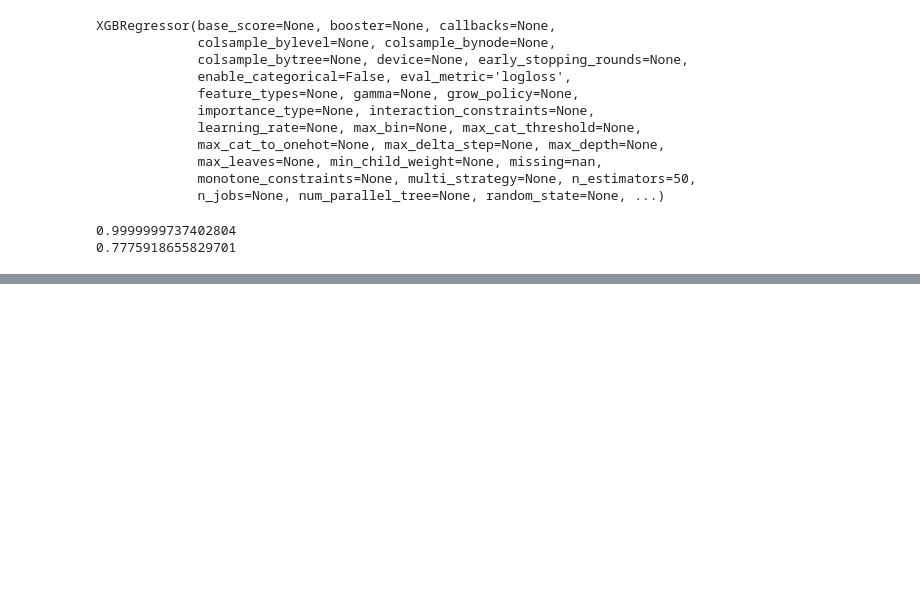
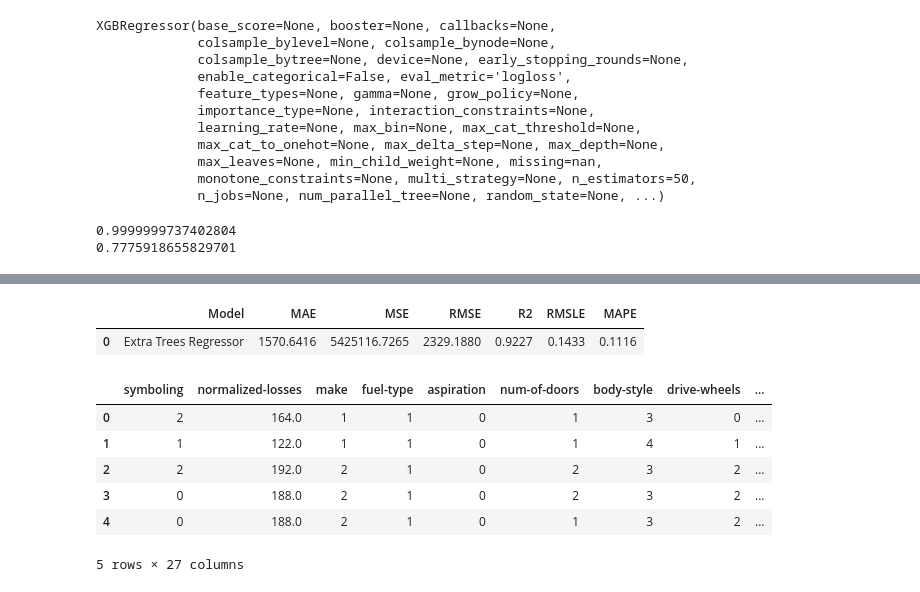
Before and after one commit to ueno-cmd/test_datascience, a Jupyter notebook: automobile_ml.ipynb, the cells around one changed output, grey strips where cells are left out. Drawn from its saved outputs; the diff is of its cells as text; code cells hidden in the pictures; blank space fills up the shorter version.

```diff
--- a/automobile_ml.ipynb
+++ b/automobile_ml.ipynb
@@ -142,0 +145,9 @@ print(xgb.score(X_test, y_test))
+# %%
+train = df.sample(frac=0.8, random_state=111)
+test = df.drop(train.index)
+
+train.reset_index(inplace=True, drop=True)
+test.reset_index(inplace=True, drop=True)
+
+print("train:" + str(train.shape))
+print("test:" + str(test.shape))
@@ -142,0 +256,3 @@ print(xgb.score(X_test, y_test))
+# %%
+final = finalize_model(tuned)
+print(final)
@@ -142,0 +277,13 @@ print(xgb.score(X_test, y_test))
+# %%
+test_predictions = predict_model(final, data=test)
+test_predictions.head()
+# %% [output]
+|  | Model | MAE | MSE | RMSE | R2 | RMSLE | MAPE |
+| 0 | Extra Trees Regressor | 1570.6416 | 5425116.7265 | 2329.1880 | 0.9227 | 0.1433 | 0.1116 |
+|  | symboling | normalized-losses | make | fuel-type | aspiration | num-of-doors | body-style | drive-wheels | ... |
+| 0 | 2 | 164.0 | 1 | 1 | 0 | 1 | 3 | 0 | ... |
+| 1 | 1 | 122.0 | 1 | 1 | 0 | 1 | 4 | 1 | ... |
+| 2 | 2 | 192.0 | 2 | 1 | 0 | 2 | 3 | 2 | ... |
+| 3 | 0 | 188.0 | 2 | 1 | 0 | 2 | 3 | 2 | ... |
+| 4 | 0 | 188.0 | 2 | 1 | 0 | 1 | 3 | 2 | ... |
+5 rows × 27 columns
```
Also changed, not shown: parts of 10 cells of this notebook, 1 other file.
